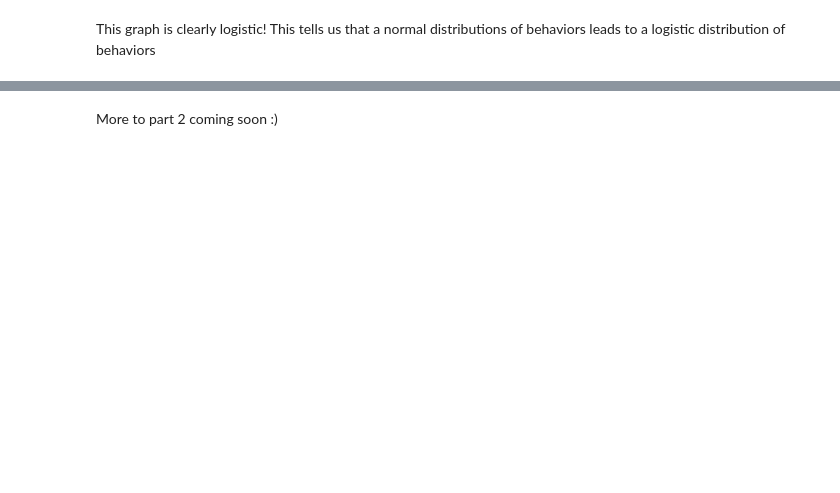
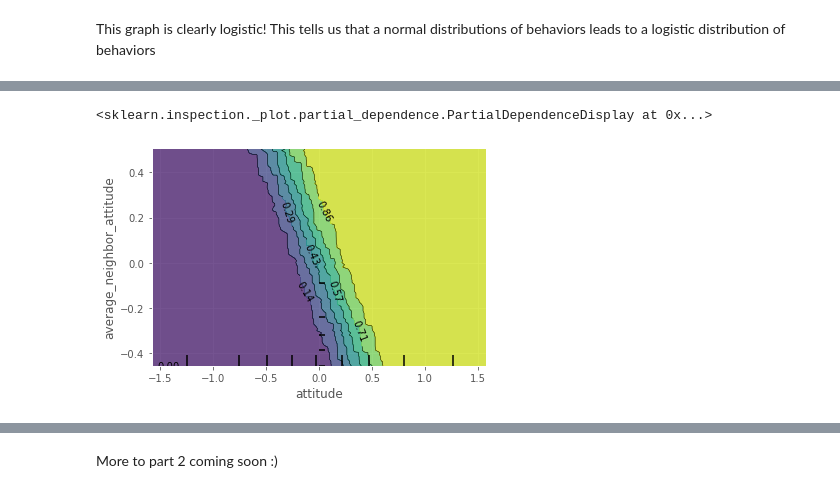
Before and after one commit to zer2/peer-pressure, a Jupyter notebook: Modeling mob mentality part 2.ipynb, the cells around one changed output, grey strips where cells are left out. Saved outputs shown, nothing was run; the diff lists cells and outputs as text; code cells hidden in the pictures; blank space fills up the shorter version.

```diff
--- a/Modeling mob mentality part 2.ipynb
+++ b/Modeling mob mentality part 2.ipynb
@@ -170,0 +233,6 @@ This graph is clearly logistic! This tells us that a normal distributions of beh
+# %%
+sample = train_x.sample(1000)
+plot_partial_dependence(xgb_behavior, sample, [('attitude','average_neighbor_attitude')])
+# %% [output]
+<sklearn.inspection._plot.partial_dependence.PartialDependenceDisplay at 0x...>
+[figure, added]
```
Also changed, not shown: parts of 34 cells of this notebook.
